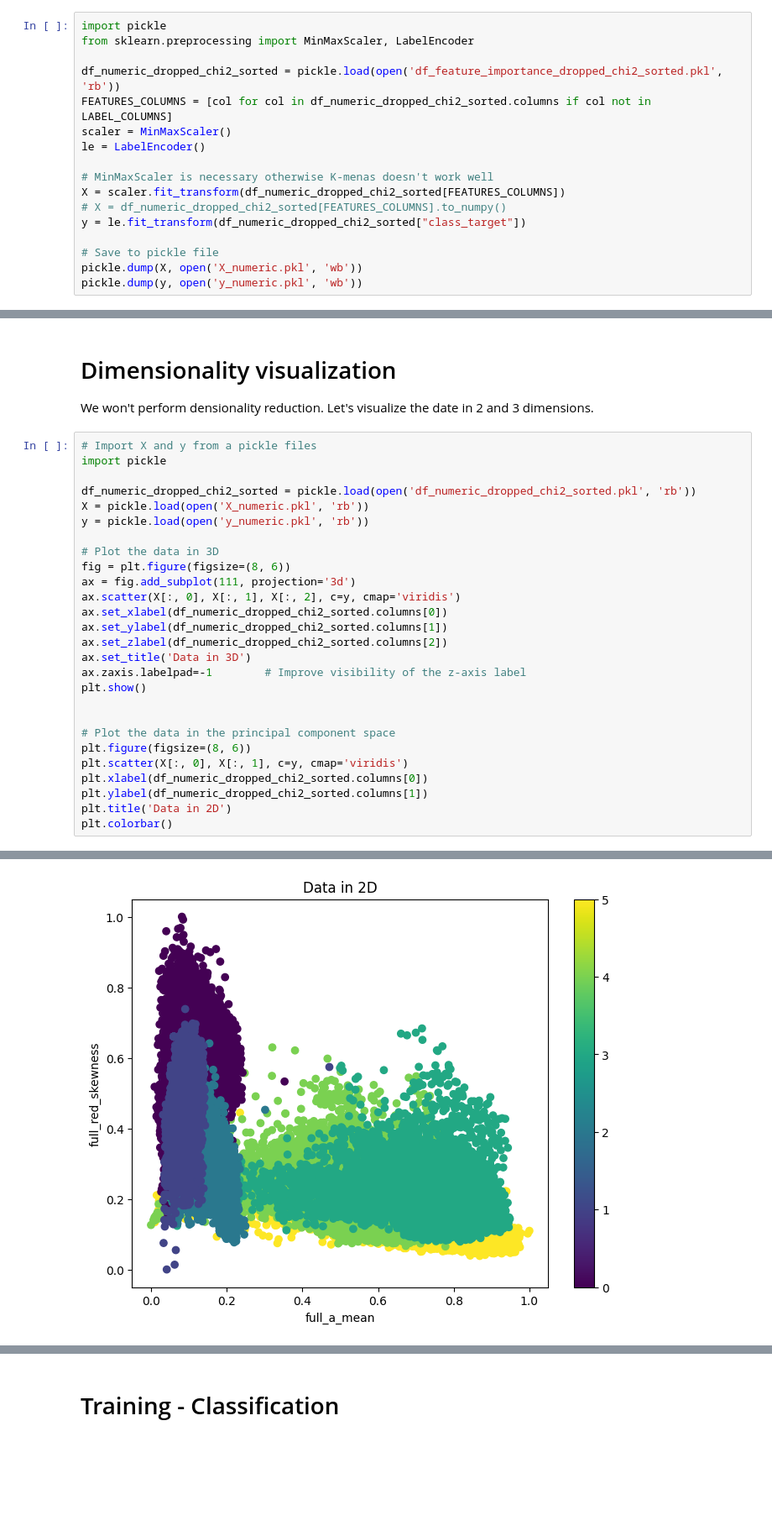
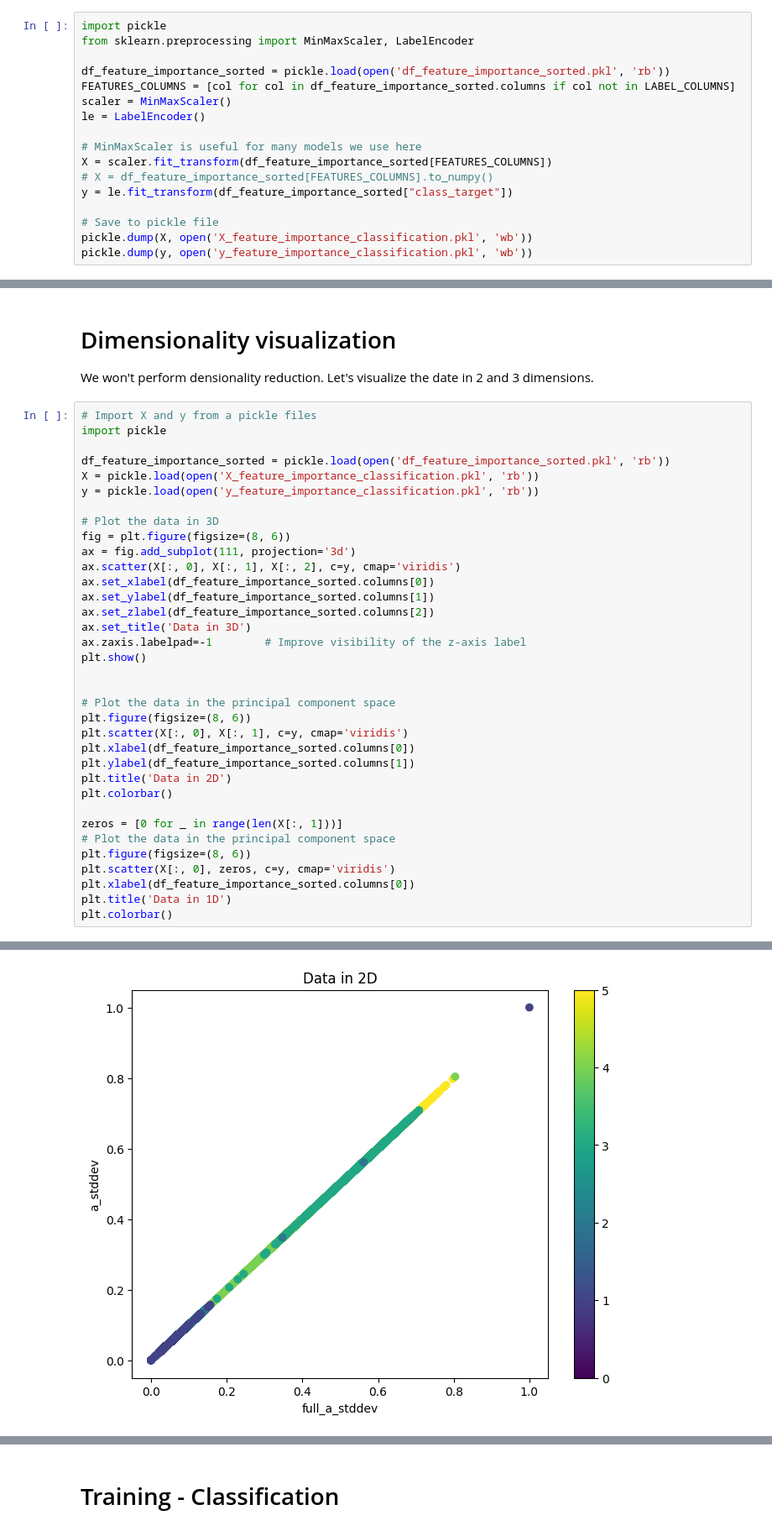
Before and after one commit to Frollamma/progetto-piccialli, a Jupyter notebook: main_feature_importance.ipynb, the cells around one changed output, grey strips where cells are left out. Shown at 84% size. Drawn from its saved outputs; the diff is of its cells as text; blank space fills up the shorter version.

```diff
--- a/main_feature_importance.ipynb
+++ b/main_feature_importance.ipynb
@@ -147,16 +158,16 @@ We save the X and y data
 import pickle
 from sklearn.preprocessing import MinMaxScaler, LabelEncoder
 
-df_numeric_dropped_chi2_sorted = pickle.load(open('df_feature_importance_dropped_chi2_sorted.pkl', 'rb'))
-FEATURES_COLUMNS = [col for col in df_numeric_dropped_chi2_sorted.columns if col not in LABEL_COLUMNS]
+df_feature_importance_sorted = pickle.load(open('df_feature_importance_sorted.pkl', 'rb'))
+FEATURES_COLUMNS = [col for col in df_feature_importance_sorted.columns if col not in LABEL_COLUMNS]
 scaler = MinMaxScaler()
 le = LabelEncoder()
 
-# MinMaxScaler is necessary otherwise K-menas doesn't work well
-X = scaler.fit_transform(df_numeric_dropped_chi2_sorted[FEATURES_COLUMNS])
-# X = df_numeric_dropped_chi2_sorted[FEATURES_COLUMNS].to_numpy()
-y = le.fit_transform(df_numeric_dropped_chi2_sorted["class_target"])
+# MinMaxScaler is useful for many models we use here
+X = scaler.fit_transform(df_feature_importance_sorted[FEATURES_COLUMNS])
+# X = df_feature_importance_sorted[FEATURES_COLUMNS].to_numpy()
+y = le.fit_transform(df_feature_importance_sorted["class_target"])
 
 # Save to pickle file
-pickle.dump(X, open('X_numeric.pkl', 'wb'))
-pickle.dump(y, open('y_numeric.pkl', 'wb'))
+pickle.dump(X, open('X_feature_importance_classification.pkl', 'wb'))
+pickle.dump(y, open('y_feature_importance_classification.pkl', 'wb'))
@@ -170,17 +179,17 @@ We won't perform densionality reduction. Let's visualize the date in 2 and 3 dim
 # Import X and y from a pickle files
 import pickle
 
-df_numeric_dropped_chi2_sorted = pickle.load(open('df_numeric_dropped_chi2_sorted.pkl', 'rb'))
-X = pickle.load(open('X_numeric.pkl', 'rb'))
-y = pickle.load(open('y_numeric.pkl', 'rb'))
+df_feature_importance_sorted = pickle.load(open('df_feature_importance_sorted.pkl', 'rb'))
+X = pickle.load(open('X_feature_importance_classification.pkl', 'rb'))
+y = pickle.load(open('y_feature_importance_classification.pkl', 'rb'))
 
 # Plot the data in 3D
 fig = plt.figure(figsize=(8, 6))
 ax = fig.add_subplot(111, projection='3d')
 ax.scatter(X[:, 0], X[:, 1], X[:, 2], c=y, cmap='viridis')
-ax.set_xlabel(df_numeric_dropped_chi2_sorted.columns[0])
-ax.set_ylabel(df_numeric_dropped_chi2_sorted.columns[1])
-ax.set_zlabel(df_numeric_dropped_chi2_sorted.columns[2])
+ax.set_xlabel(df_feature_importance_sorted.columns[0])
+ax.set_ylabel(df_feature_importance_sorted.columns[1])
+ax.set_zlabel(df_feature_importance_sorted.columns[2])
 ax.set_title('Data in 3D')
 ax.zaxis.labelpad=-1        # Improve visibility of the z-axis label
 plt.show()
@@ -189,8 +198,16 @@ plt.show()
 # Plot the data in the principal component space
 plt.figure(figsize=(8, 6))
 plt.scatter(X[:, 0], X[:, 1], c=y, cmap='viridis')
-plt.xlabel(df_numeric_dropped_chi2_sorted.columns[0])
-plt.ylabel(df_numeric_dropped_chi2_sorted.columns[1])
+plt.xlabel(df_feature_importance_sorted.columns[0])
+plt.ylabel(df_feature_importance_sorted.columns[1])
 plt.title('Data in 2D')
 plt.colorbar()
+
+zeros = [0 for _ in range(len(X[:, 1]))]
+# Plot the data in the principal component space
+plt.figure(figsize=(8, 6))
+plt.scatter(X[:, 0], zeros, c=y, cmap='viridis')
+plt.xlabel(df_feature_importance_sorted.columns[0])
+plt.title('Data in 1D')
+plt.colorbar()
 # %% [output]
@@ -198,2 +215,2 @@ plt.colorbar()
 <matplotlib.colorbar.Colorbar at 0x...>
-[figure, old version]
+[figure, new version]
```
Also changed, not shown: parts of 36 cells of this notebook, 4 other files.
